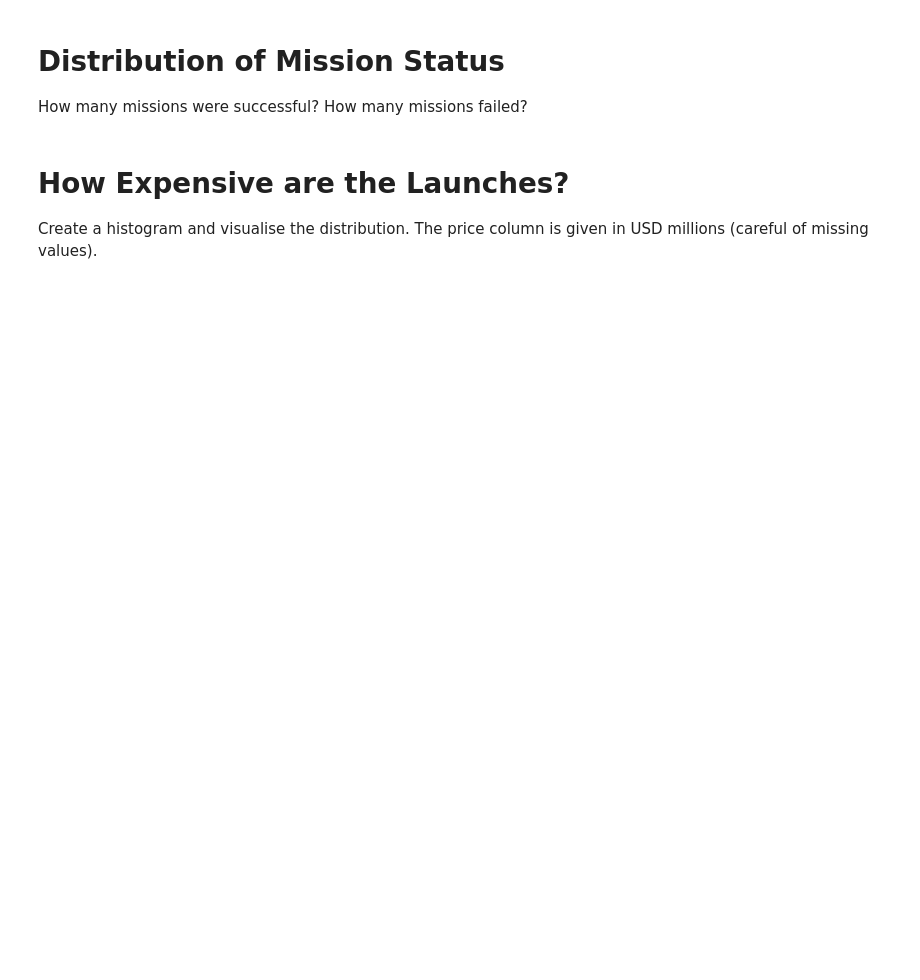
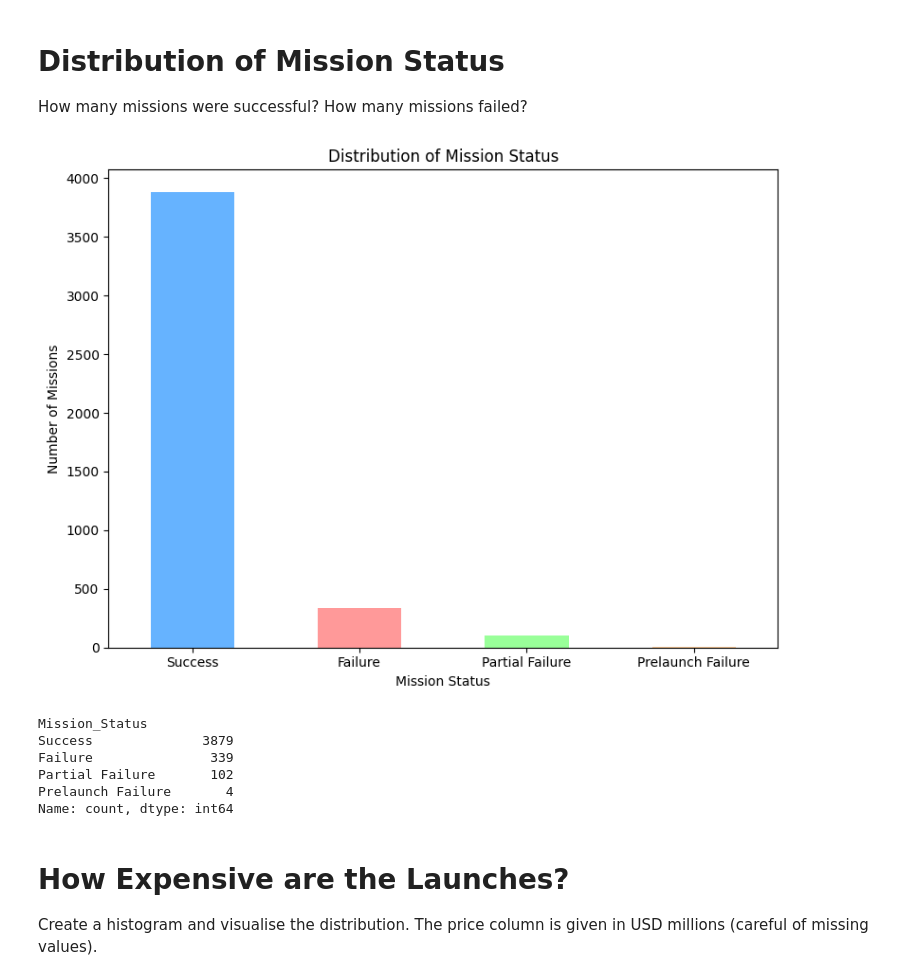
Before and after one commit to chrisZerv/Space-Missions-Analysis, a Jupyter notebook: Space_Missions_Analysis.ipynb, the cells around one changed output. Cells and saved outputs as stored; diff of their text form; code cells hidden in the pictures; blank space fills up the shorter version.

```diff
--- a/Space_Missions_Analysis.ipynb
+++ b/Space_Missions_Analysis.ipynb
@@ -104,6 +208,36 @@ How many rockets are active compared to those that are decomissioned?
 
 How many missions were successful?
 How many missions failed?
+# %%
+# Clean the 'Price' column by removing commas and converting to numeric
+df_cleaned['Price'] = df_cleaned['Price'].replace({',': ''}, regex=True)
+df_cleaned['Price'] = pd.to_numeric(df_cleaned['Price'], errors='coerce')
+
+# Count the number of missions by their status
+mission_status_counts = df_cleaned['Mission_Status'].value_counts()
+
+# Plot the distribution of mission statuses
+plt.figure(figsize=(8, 6))
+mission_status_counts.plot(kind='bar', color=['#66b3ff', '#ff9999', '#99ff99', '#ffcc99'])
+plt.title('Distribution of Mission Status')
+plt.xlabel('Mission Status')
+plt.ylabel('Number of Missions')
+plt.xticks(rotation=0)
+plt.tight_layout()
+
+# Display the chart
+plt.show()
+# %% [output]
+[figure, added]
+# %%
+print(mission_status_counts)
+# %% [output]
+Mission_Status
+Success              3879
+Failure               339
+Partial Failure       102
+Prelaunch Failure       4
+Name: count, dtype: int64
 # %% [markdown]
 # How Expensive are the Launches?
 
```
Also changed, not shown: parts of 53 cells of this notebook.
